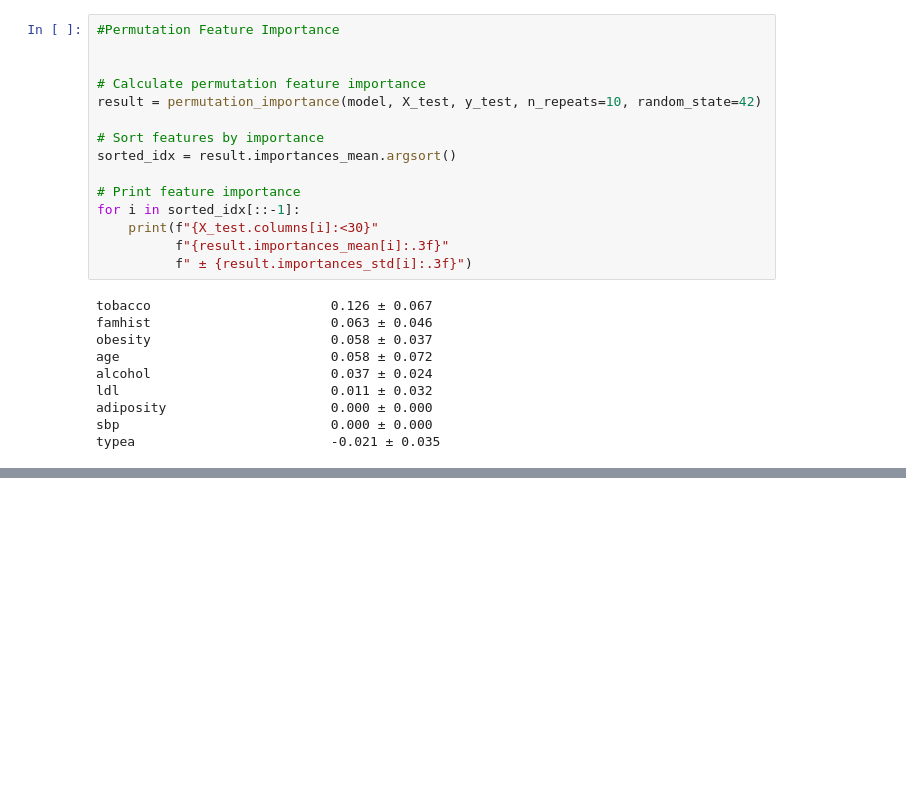
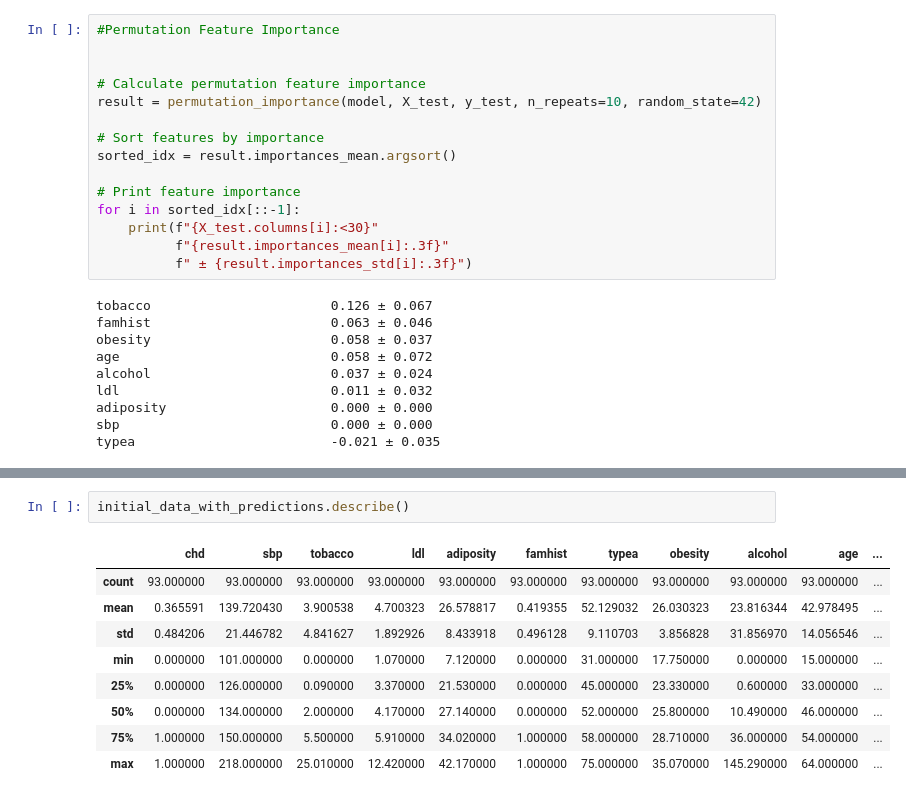
Before and after one commit to starshrimp/HumanMachineInteraction, a Jupyter notebook: Exercise Interactive ML-20240315/Exerc-Interactive_ML.ipynb, the cells around one changed output, grey strips where cells are left out. Saved outputs shown, nothing was run; the diff lists cells and outputs as text; blank space fills up the shorter version.

```diff
--- a/Exercise Interactive ML-20240315/Exerc-Interactive_ML.ipynb
+++ b/Exercise Interactive ML-20240315/Exerc-Interactive_ML.ipynb
@@ -218,0 +248,12 @@ print(X_train)
+# %%
+initial_data_with_predictions.describe()
+# %% [output]
+|  | chd | sbp | tobacco | ldl | adiposity | famhist | typea | obesity | alcohol | age | ... |
+| count | 93.000000 | 93.000000 | 93.000000 | 93.000000 | 93.000000 | 93.000000 | 93.000000 | 93.000000 | 93.000000 | 93.000000 | ... |
+| mean | 0.365591 | 139.720430 | 3.900538 | 4.700323 | 26.578817 | 0.419355 | 52.129032 | 26.030323 | 23.816344 | 42.978495 | ... |
+| std | 0.484206 | 21.446782 | 4.841627 | 1.892926 | 8.433918 | 0.496128 | 9.110703 | 3.856828 | 31.856970 | 14.056546 | ... |
+| min | 0.000000 | 101.000000 | 0.000000 | 1.070000 | 7.120000 | 0.000000 | 31.000000 | 17.750000 | 0.000000 | 15.000000 | ... |
+| 25% | 0.000000 | 126.000000 | 0.090000 | 3.370000 | 21.530000 | 0.000000 | 45.000000 | 23.330000 | 0.600000 | 33.000000 | ... |
+| 50% | 0.000000 | 134.000000 | 2.000000 | 4.170000 | 27.140000 | 0.000000 | 52.000000 | 25.800000 | 10.490000 | 46.000000 | ... |
+| 75% | 1.000000 | 150.000000 | 5.500000 | 5.910000 | 34.020000 | 1.000000 | 58.000000 | 28.710000 | 36.000000 | 54.000000 | ... |
+| max | 1.000000 | 218.000000 | 25.010000 | 12.420000 | 42.170000 | 1.000000 | 75.000000 | 35.070000 | 145.290000 | 64.000000 | ... |
```
Also changed, not shown: parts of 20 cells of this notebook.
